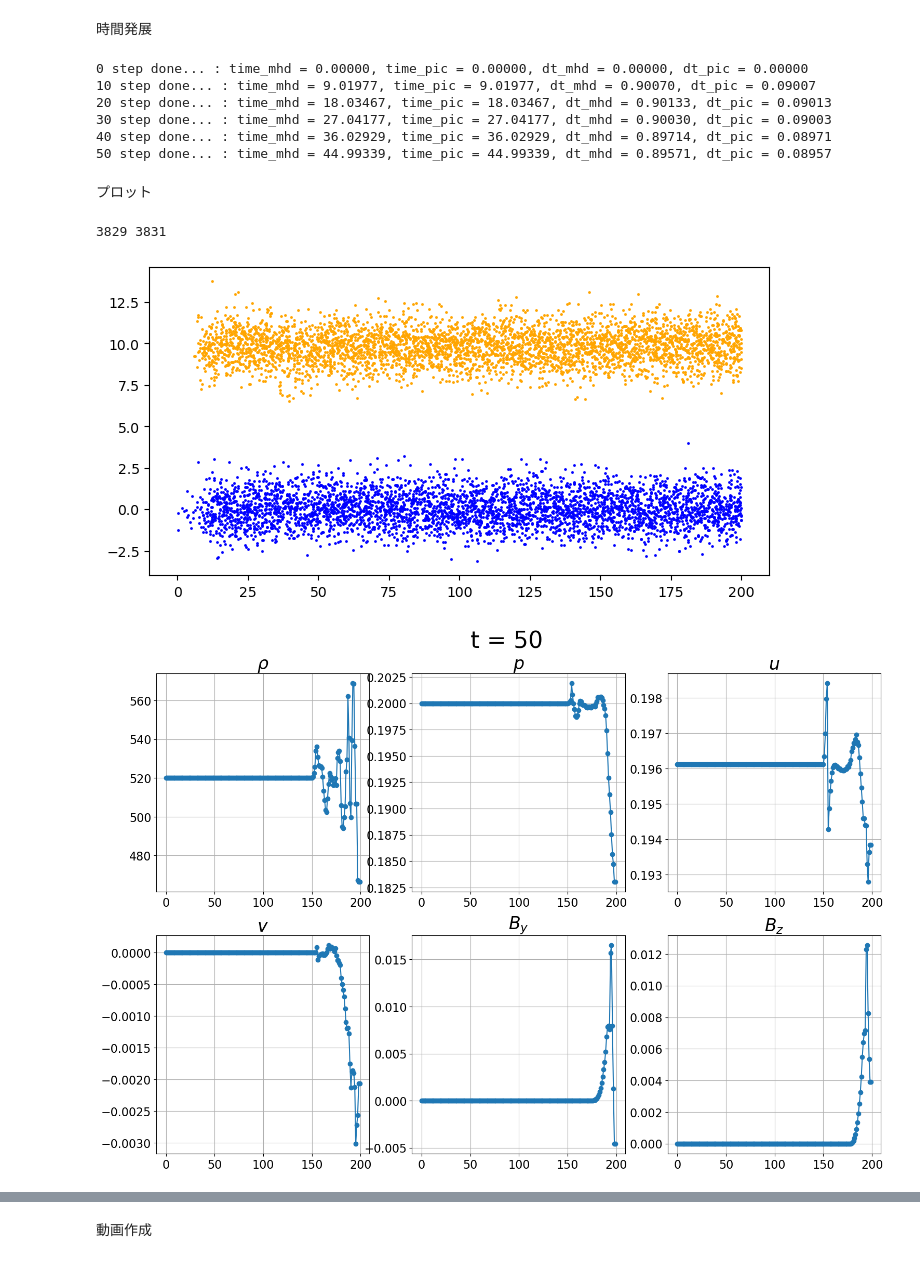
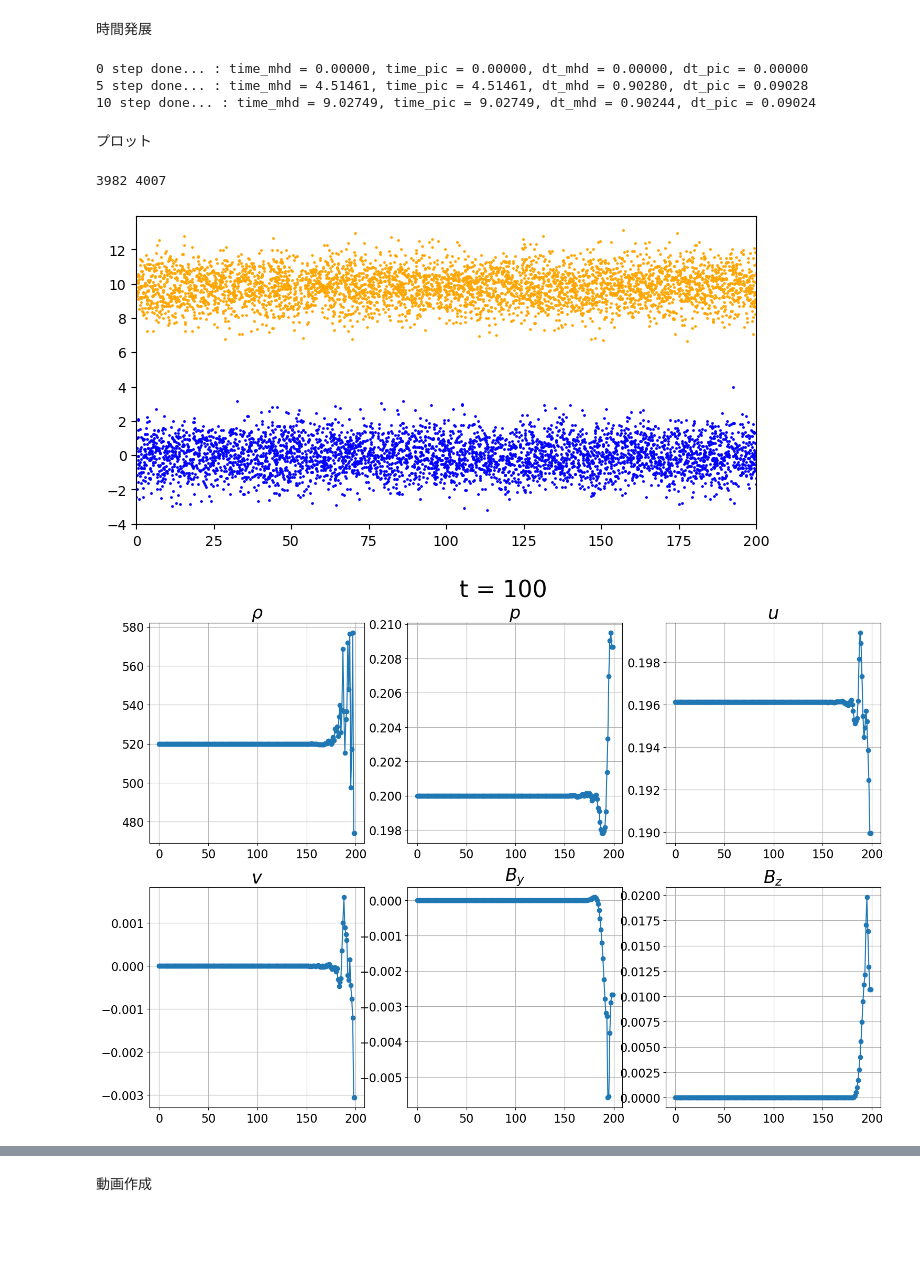
Before and after one commit to keita-akutagawa/MHD-PIC, a Jupyter notebook: 1D/BulkFlow_MHD-PIC_Sugiyama.ipynb, the cells around one changed output, grey strips where cells are left out. Cells and saved outputs as stored; diff of their text form; code cells hidden in the pictures; blank space fills up the shorter version.

```diff
--- a/1D/BulkFlow_MHD-PIC_Sugiyama.ipynb
+++ b/1D/BulkFlow_MHD-PIC_Sugiyama.ipynb
@@ -20,7 +20,7 @@ m_electron = 1.0
 r_m = 1 / 25
 m_ion = m_electron / r_m
 t_r = 1.0
-ne0_pic = 20 #ここは手動で調整すること
+ne0_pic = 100 #ここは手動で調整すること
 ni0_pic = ne0_pic
 B0_pic = np.sqrt(ne0_pic) / 1.0
 Te_pic = 0.5 * m_electron * (0.1*c)**2
@@ -162,13 +162,13 @@ second_moment_electron_time_ave = np.zeros([9, nx_pic])
 
 total_substeps = 10
 
-steps = 50
+steps = 300
 time_mhd = 0.0
 time_pic = 0.0
 for step in range(steps+1):
 
     # save
-    if (step % 10 == 0):
+    if (step % 5 == 0):
         print(f"{step} step done... : time_mhd = {time_mhd:.5f}, time_pic = {time_pic:.5f}, dt_mhd = {dt_mhd:.5f}, dt_pic = {dt_pic:.5f}")
         np.save(f'./results_MH_bulkflow/x_ion_{step}.npy', x_pic_ion)
         np.save(f'./results_MH_bulkflow/x_electron_{step}.npy', x_pic_electron)
@@ -451,11 +451,8 @@ for step in range(steps+1):
         time_mhd += dt_mhd
 # %% [output]
 0 step done... : time_mhd = 0.00000, time_pic = 0.00000, dt_mhd = 0.00000, dt_pic = 0.00000
-10 step done... : time_mhd = 9.01977, time_pic = 9.01977, dt_mhd = 0.90070, dt_pic = 0.09007
-20 step done... : time_mhd = 18.03467, time_pic = 18.03467, dt_mhd = 0.90133, dt_pic = 0.09013
-30 step done... : time_mhd = 27.04177, time_pic = 27.04177, dt_mhd = 0.90030, dt_pic = 0.09003
-40 step done... : time_mhd = 36.02929, time_pic = 36.02929, dt_mhd = 0.89714, dt_pic = 0.08971
-50 step done... : time_mhd = 44.99339, time_pic = 44.99339, dt_mhd = 0.89571, dt_pic = 0.08957
+5 step done... : time_mhd = 4.51461, time_pic = 4.51461, dt_mhd = 0.90280, dt_pic = 0.09028
+10 step done... : time_mhd = 9.02749, time_pic = 9.02749, dt_mhd = 0.90244, dt_pic = 0.09024
 # %% [markdown]
 プロット
 # %%
@@ -508,15 +505,15 @@ current_z_mhd[-1] = current_z_mhd[-2]
 # %%
 fig = plt.figure(figsize=(8, 4))
 ax1 = fig.add_subplot(111)
 
 plt.scatter(x_pic_ion[0, :], v_pic_ion[0, :] / v_thermal_ion, s=1, color='orange')
 plt.scatter(x_pic_electron[0, :], v_pic_electron[1, :] / v_thermal_electron, s=1, color='blue')
 #plt.ylim(-10, 10)
-#plt.xlim(30, 70)
+plt.xlim(0, x_max_pic)
 print(x_pic_ion.shape[1], x_pic_electron.shape[1])
 # %% [output]
-3829 3831
+3982 4007
-[figure, old version]
+[figure, new version]
 # %%
 fig = plt.figure(figsize=(18, 12))
 ax1 = fig.add_subplot(231)
@@ -567,7 +564,7 @@ plt.suptitle(f"t = {k}", y=0.95, fontsize=32)
 
 plt.show()
 # %% [output]
-[figure, old version]
+[figure, new version]
 # %%
 fig = plt.figure(figsize=(18, 12))
 ax1 = fig.add_subplot(231)
```
Also changed, not shown: parts of 5 cells of this notebook, 1 other file.
